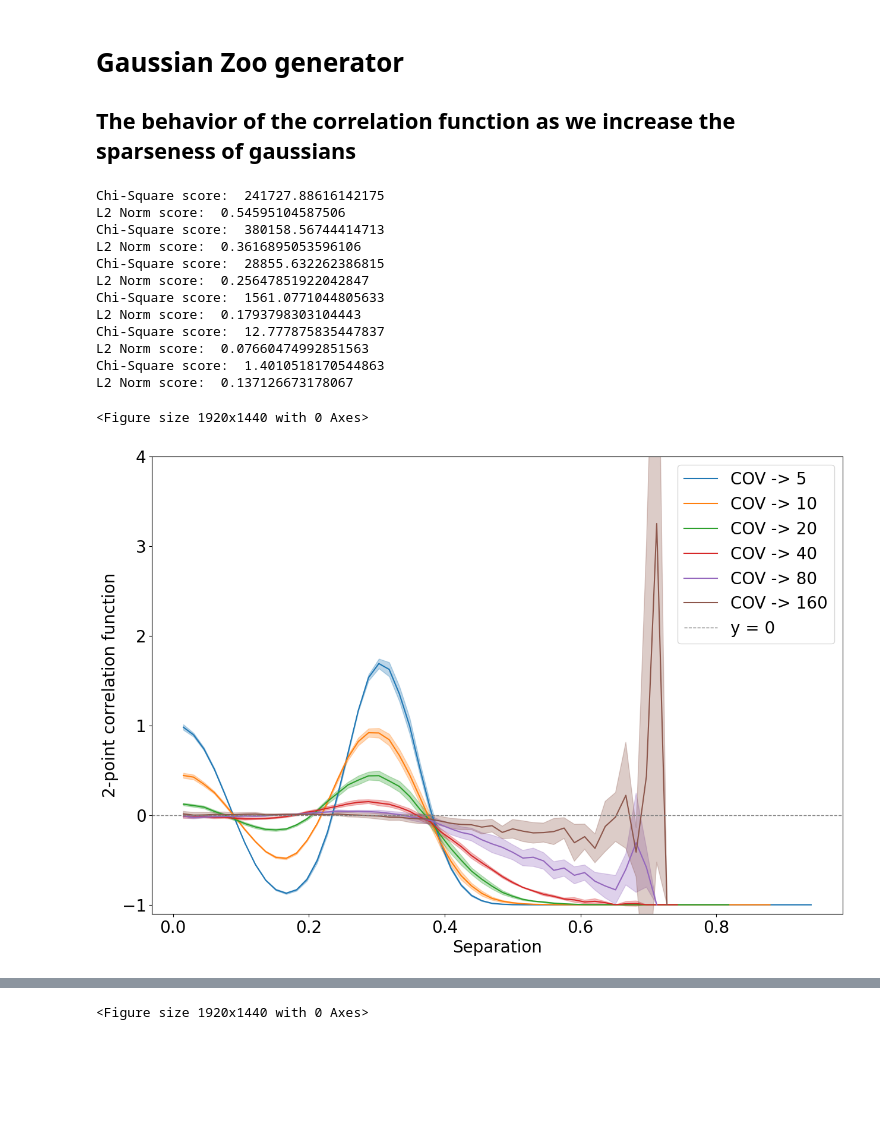
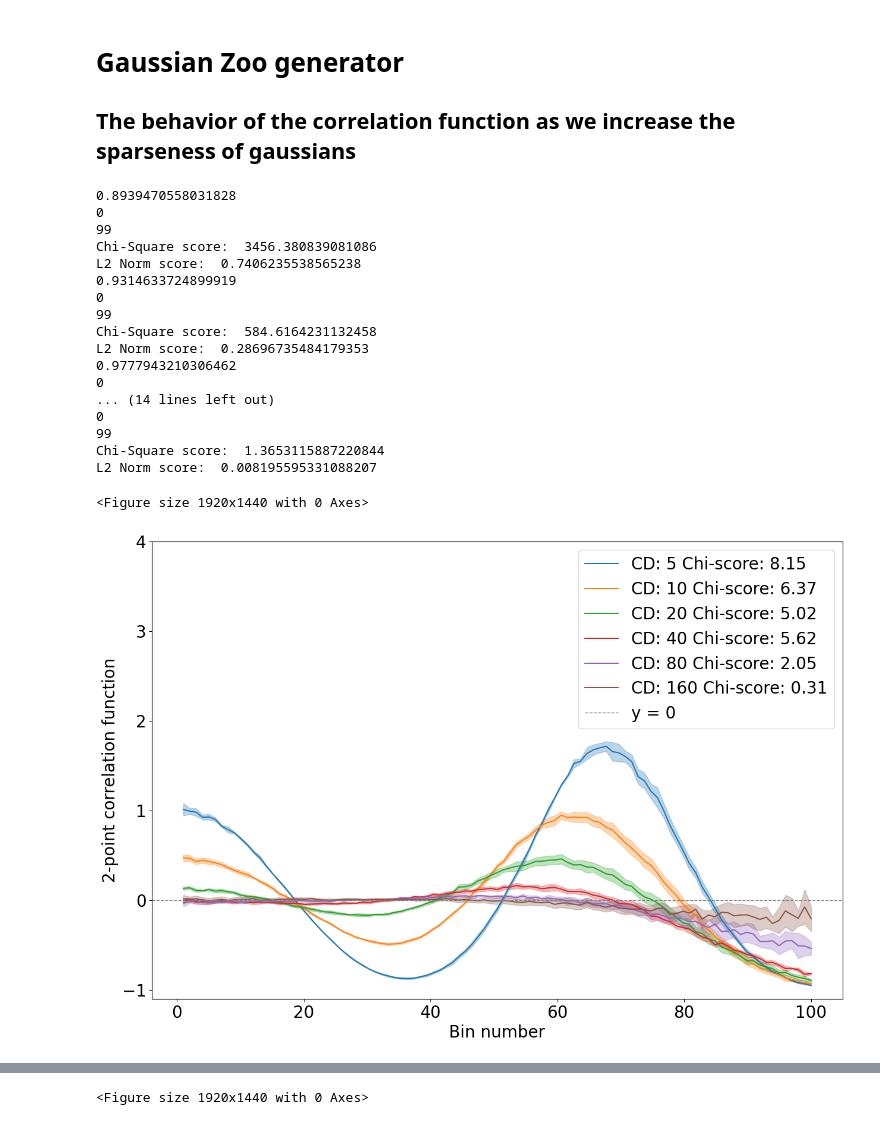
Before and after one commit to Koketsoc137/spectra_for_features, a Jupyter notebook: autocorrelation.ipynb, the cells around one changed output, grey strips where cells are left out. Cells and saved outputs as stored; diff of their text form; code cells hidden in the pictures; blank space fills up the shorter version.

```diff
--- a/autocorrelation.ipynb
+++ b/autocorrelation.ipynb
@@ -44,49 +44,56 @@ cov_range = (-10, 10)
 num_samples = 2
 points_per_gaussian = 2000
 n_points = points_per_gaussian*num_samples
+structure = []
 a = 100
 b = 100
 structure = []
 
 for cov_range in [(5, 5),(10, 10),(20,20),(40,40),(80,80),(160,160)]:
 
     means,covariances = dist.sample_means_and_covariances(dimensions, mean_range, cov_range, num_samples, seed = 7)
 
     covariances = [[[cov_range[0],0],[0,cov_range[0]]],[[cov_range[0],0],[0,cov_range[0]]]]
     #Creating a feature space samples from Gaussians
 
     gaussian_space = dist.generate_gaussian_points(means[0]/2,covariances[0],points_per_gaussian)
     for mean,covariance in zip(means[1:],covariances[1:]):
 
         gaussian_space = np.concatenate((gaussian_space,dist.generate_gaussian_points(mean, covariance,points_per_gaussian)),axis = 0)
     gaussian_space = gaussian_space/max(np.max(gaussian_space),abs(np.min(gaussian_space)))
     #dist.scatter_points(gaussian_space, alpha = 0.10)
 
     #dist.scatter_points(data_R, alpha = 0.10)
 
     timer = time.time()
-    corr, dcorr, Structurescore,NormScore = AstroMLmod.correlate_and_plot(gaussian_space, max_dist = 3, plot = False)
-    bins = np.linspace(0, 1.5, 100)
-    line, = plt.plot(bins[1:],corr,label = "COV -> "+ str(cov_range[0]))
-    plt.fill_between(bins[1:],corr-dcorr, corr+dcorr, color = line.get_color(),alpha = .3)
+    corr, dcorr, Structurescore,NormScore = AstroMLmod.correlate_and_plot(gaussian_space, max_dist = 0.7, plot = False, return_corr = True)
+    bins = np.linspace(0, 100, 100)
+    structure.append(Structurescore)
+    line, = plt.plot(bins[1:],corr,label = "CD: "+ str(cov_range[0])+" "+"Chi-score: "+ str(round(np.log(Structurescore),2)))
+    plt.fill_between(bins[1:],corr- dcorr, corr+dcorr, color = line.get_color(),alpha = .3)
 plt.axhline(0, color='gray', linestyle='--', linewidth=1,label = "y = 0")
 plt.legend()
 plt.ylim(-1.1,4)
 plt.ylabel("2-point correlation function")
-plt.xlabel("Separation")
+plt.xlabel("Bin number")
 plt.show()
 # %% [output]
-Chi-Square score:  241727.88616142175
-L2 Norm score:  0.54595104587506
-Chi-Square score:  380158.56744414713
-L2 Norm score:  0.3616895053596106
-Chi-Square score:  28855.632262386815
-L2 Norm score:  0.25647851922042847
-Chi-Square score:  1561.0771044805633
-L2 Norm score:  0.1793798303104443
-Chi-Square score:  12.777875835447837
-L2 Norm score:  0.07660474992851563
-Chi-Square score:  1.4010518170544863
-L2 Norm score:  0.137126673178067
+0.8939470558031828
+0
+99
+Chi-Square score:  3456.380839081086
+L2 Norm score:  0.7406235538565238
+0.9314633724899919
+0
+99
+Chi-Square score:  584.6164231132458
+L2 Norm score:  0.28696735484179353
+0.9777943210306462
+0
+... (14 lines left out)
+0
+99
+Chi-Square score:  1.3653115887220844
+L2 Norm score:  0.008195595331088207
 <Figure size 1920x1440 with 0 Axes>
-[figure, old version]
+[figure, new version]
```
Also changed, not shown: parts of 6 cells of this notebook, 1 other file.
